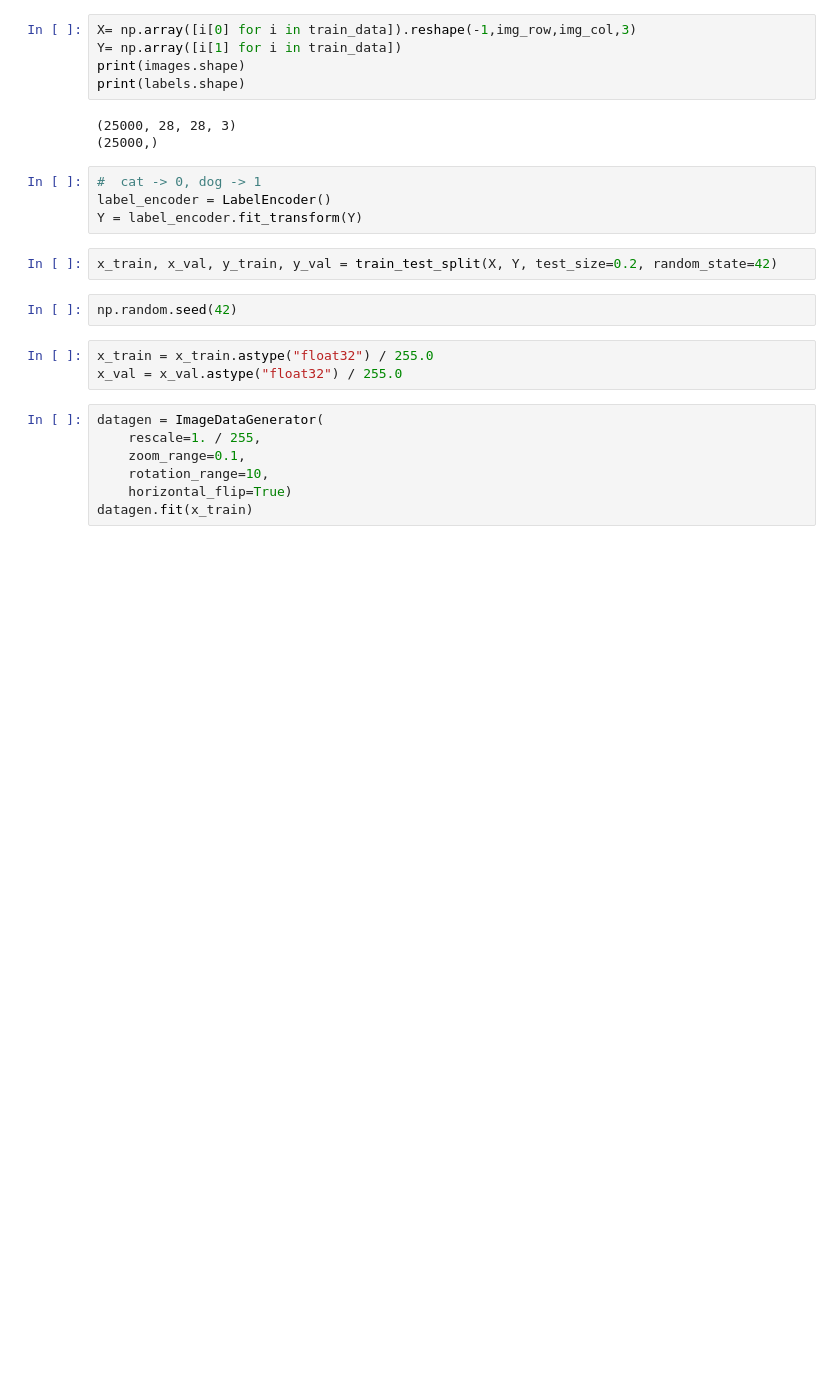
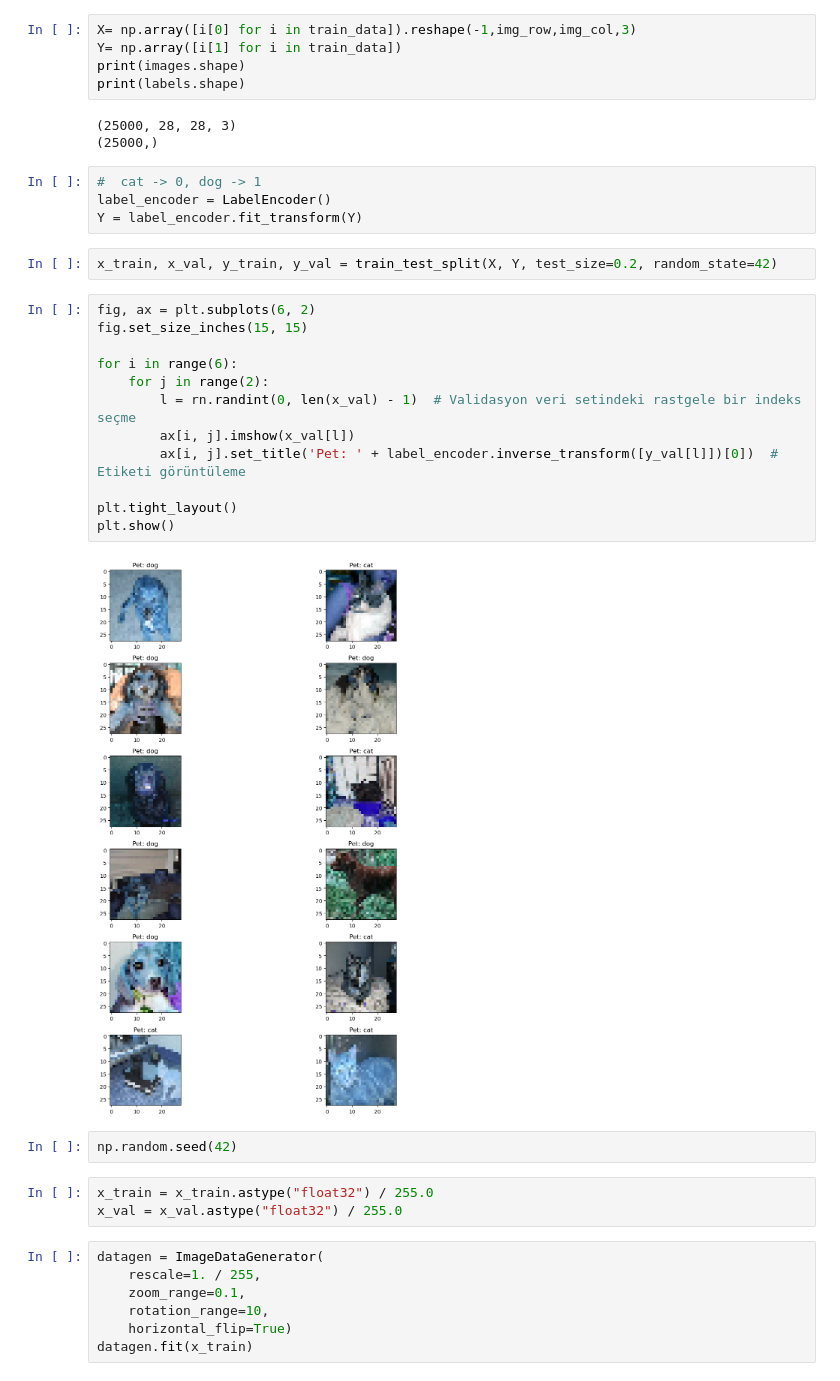
Before and after one commit to meralcoban/deepLearning, a Jupyter notebook: IdentifyingCatOrDog.ipynb, the cells around one changed output. Saved outputs shown, nothing was run; the diff lists cells and outputs as text; blank space fills up the shorter version.

```diff
--- a/IdentifyingCatOrDog.ipynb
+++ b/IdentifyingCatOrDog.ipynb
@@ -76,6 +77,20 @@ label_encoder = LabelEncoder()
 Y = label_encoder.fit_transform(Y)
 # %%
 x_train, x_val, y_train, y_val = train_test_split(X, Y, test_size=0.2, random_state=42)
+# %%
+fig, ax = plt.subplots(6, 2)
+fig.set_size_inches(15, 15)
+
+for i in range(6):
+    for j in range(2):
+        l = rn.randint(0, len(x_val) - 1)  # Validasyon veri setindeki rastgele bir indeks seçme
+        ax[i, j].imshow(x_val[l])
+        ax[i, j].set_title('Pet: ' + label_encoder.inverse_transform([y_val[l]])[0])  # Etiketi görüntüleme
+
+plt.tight_layout()
+plt.show()
+# %% [output]
+[figure, added]
 # %%
 np.random.seed(42)
 # %%
```
Also changed, not shown: parts of 3 cells of this notebook.
